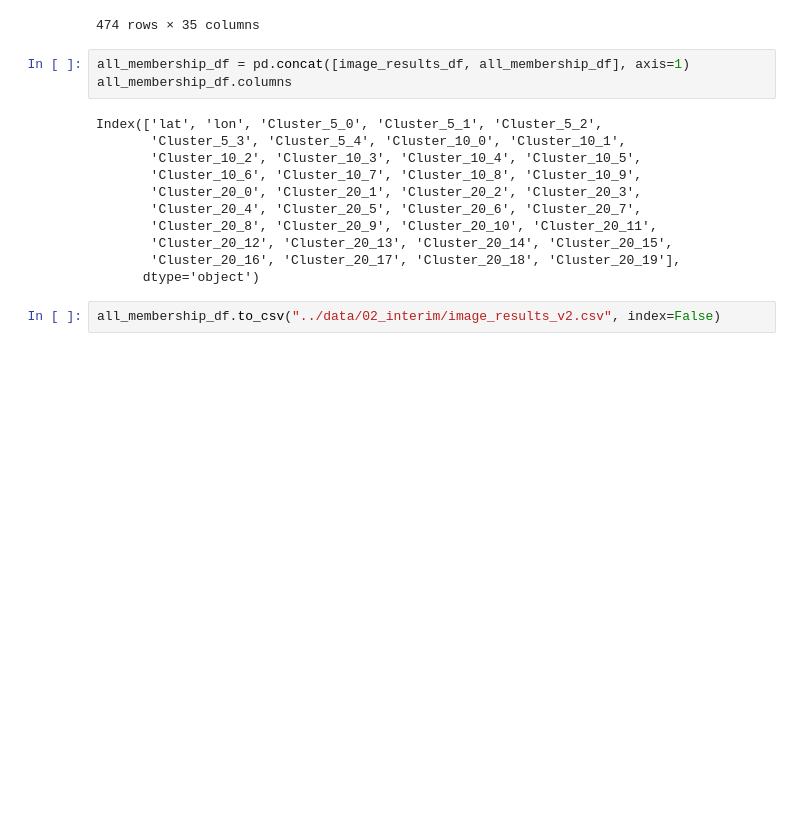
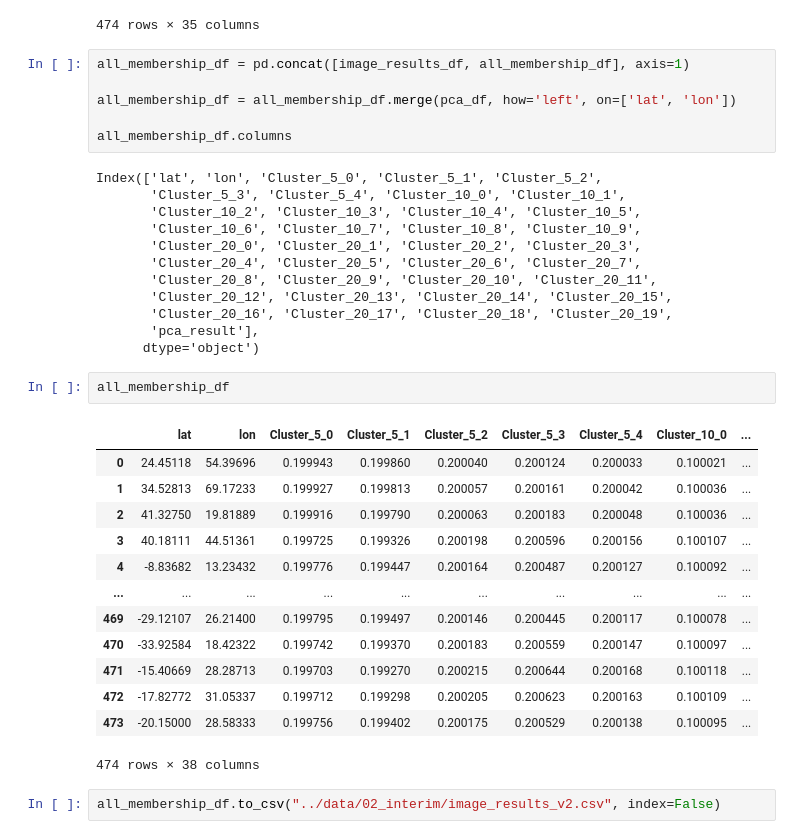
Before and after one commit to AliciaXia222/Capstone-Team-Climate-Trace, a Jupyter notebook: notebooks/027_ImageEmbedding_Clustering.ipynb, the cells around one changed output. Saved outputs shown, nothing was run; the diff lists cells and outputs as text; blank space fills up the shorter version.

Commit message:
update 027_ImageEmbedding_Clustering.

```diff
--- a/notebooks/027_ImageEmbedding_Clustering.ipynb
+++ b/notebooks/027_ImageEmbedding_Clustering.ipynb
@@ -133,6 +133,9 @@ all_membership_df
 474 rows × 35 columns
 # %%
 all_membership_df = pd.concat([image_results_df, all_membership_df], axis=1)
+
+all_membership_df = all_membership_df.merge(pca_df, how='left', on=['lat', 'lon'])
+
 all_membership_df.columns
 # %% [output]
 Index(['lat', 'lon', 'Cluster_5_0', 'Cluster_5_1', 'Cluster_5_2',
@@ -143,7 +146,24 @@ Index(['lat', 'lon', 'Cluster_5_0', 'Cluster_5_1', 'Cluster_5_2',
        'Cluster_20_4', 'Cluster_20_5', 'Cluster_20_6', 'Cluster_20_7',
        'Cluster_20_8', 'Cluster_20_9', 'Cluster_20_10', 'Cluster_20_11',
        'Cluster_20_12', 'Cluster_20_13', 'Cluster_20_14', 'Cluster_20_15',
-       'Cluster_20_16', 'Cluster_20_17', 'Cluster_20_18', 'Cluster_20_19'],
+       'Cluster_20_16', 'Cluster_20_17', 'Cluster_20_18', 'Cluster_20_19',
+       'pca_result'],
       dtype='object')
+# %%
+all_membership_df
+# %% [output]
+|  | lat | lon | Cluster_5_0 | Cluster_5_1 | Cluster_5_2 | Cluster_5_3 | Cluster_5_4 | Cluster_10_0 | ... |
+| 0 | 24.45118 | 54.39696 | 0.199943 | 0.199860 | 0.200040 | 0.200124 | 0.200033 | 0.100021 | ... |
+| 1 | 34.52813 | 69.17233 | 0.199927 | 0.199813 | 0.200057 | 0.200161 | 0.200042 | 0.100036 | ... |
+| 2 | 41.32750 | 19.81889 | 0.199916 | 0.199790 | 0.200063 | 0.200183 | 0.200048 | 0.100036 | ... |
+| 3 | 40.18111 | 44.51361 | 0.199725 | 0.199326 | 0.200198 | 0.200596 | 0.200156 | 0.100107 | ... |
+| 4 | -8.83682 | 13.23432 | 0.199776 | 0.199447 | 0.200164 | 0.200487 | 0.200127 | 0.100092 | ... |
+| ... | ... | ... | ... | ... | ... | ... | ... | ... | ... |
+| 469 | -29.12107 | 26.21400 | 0.199795 | 0.199497 | 0.200146 | 0.200445 | 0.200117 | 0.100078 | ... |
+| 470 | -33.92584 | 18.42322 | 0.199742 | 0.199370 | 0.200183 | 0.200559 | 0.200147 | 0.100097 | ... |
+| 471 | -15.40669 | 28.28713 | 0.199703 | 0.199270 | 0.200215 | 0.200644 | 0.200168 | 0.100118 | ... |
+| 472 | -17.82772 | 31.05337 | 0.199712 | 0.199298 | 0.200205 | 0.200623 | 0.200163 | 0.100109 | ... |
+| 473 | -20.15000 | 28.58333 | 0.199756 | 0.199402 | 0.200175 | 0.200529 | 0.200138 | 0.100095 | ... |
+474 rows × 38 columns
 # %%
 all_membership_df.to_csv("../data/02_interim/image_results_v2.csv", index=False)
```
Also changed, not shown: 2 other files.
